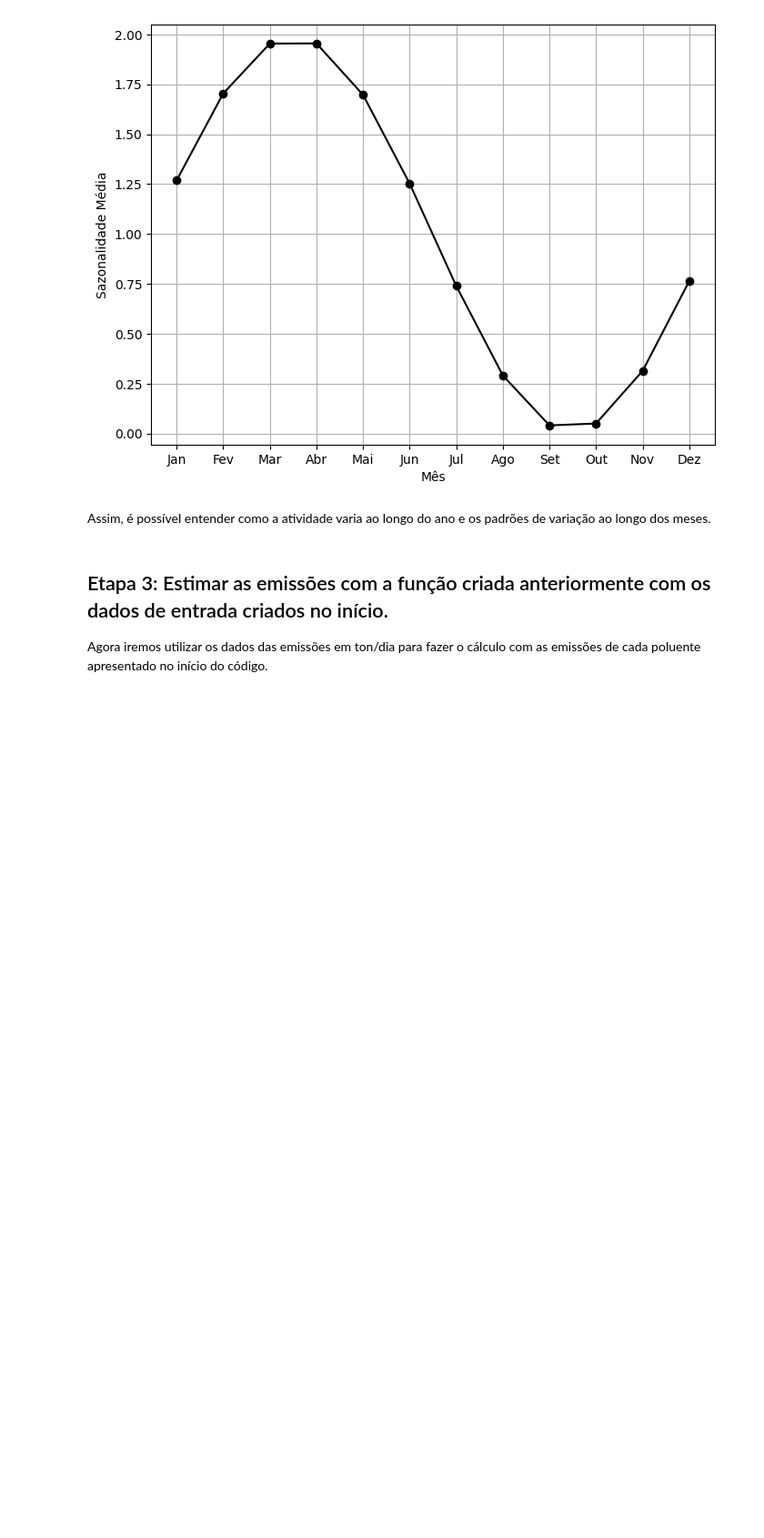
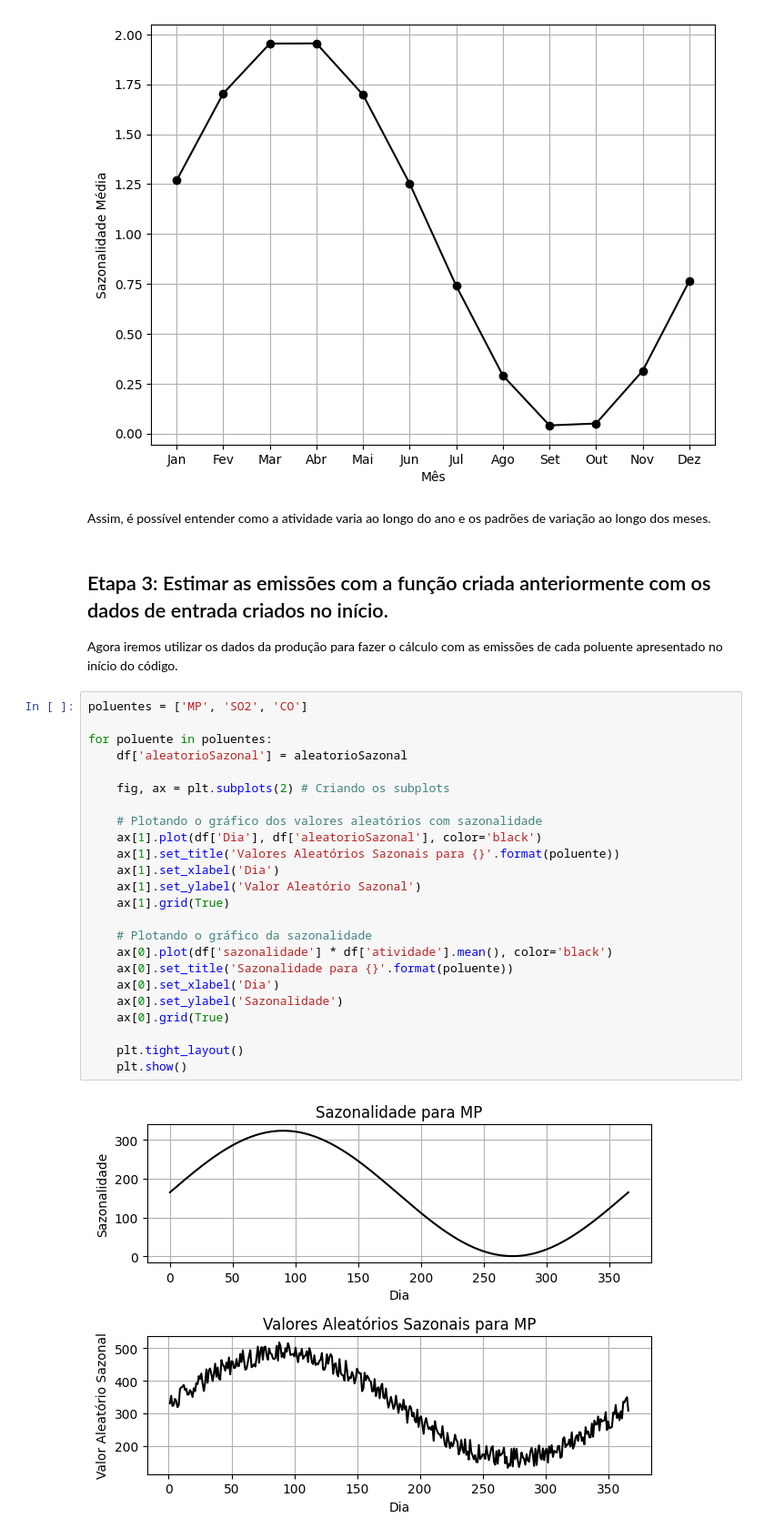
Before and after one commit to BarbaraGirardi07/ENS5173_Barbara, a Jupyter notebook: Atividade01_Parte01.ipynb, the cells around one changed output. Shown at 91% size. Cells and saved outputs as stored; diff of their text form; blank space fills up the shorter version.

```diff
--- a/Atividade01_Parte01.ipynb
+++ b/Atividade01_Parte01.ipynb
@@ -321,4 +321,30 @@ Assim, é possível entender como a atividade varia ao longo do ano e os padrõe
 # %% [markdown]
 ## Etapa 3: Estimar as emissões com a função criada anteriormente com os dados de entrada criados no início.
 
-Agora iremos utilizar os dados das emissões em ton/dia para fazer o cálculo com as emissões de cada poluente apresentado no início do código.
+Agora iremos utilizar os dados da produção para fazer o cálculo com as emissões de cada poluente apresentado no início do código.
+# %%
+poluentes = ['MP', 'SO2', 'CO']
+
+for poluente in poluentes:
+    df['aleatorioSazonal'] = aleatorioSazonal
+
+    fig, ax = plt.subplots(2) # Criando os subplots
+
+    # Plotando o gráfico dos valores aleatórios com sazonalidade
+    ax[1].plot(df['Dia'], df['aleatorioSazonal'], color='black')
+    ax[1].set_title('Valores Aleatórios Sazonais para {}'.format(poluente))
+    ax[1].set_xlabel('Dia')
+    ax[1].set_ylabel('Valor Aleatório Sazonal')
+    ax[1].grid(True)
+
+    # Plotando o gráfico da sazonalidade
+    ax[0].plot(df['sazonalidade'] * df['atividade'].mean(), color='black')
+    ax[0].set_title('Sazonalidade para {}'.format(poluente))
+    ax[0].set_xlabel('Dia')
+    ax[0].set_ylabel('Sazonalidade')
+    ax[0].grid(True)
+
+    plt.tight_layout()
+    plt.show()
+# %% [output]
+[figure, added]
```
Also changed, not shown: parts of 7 cells of this notebook.
